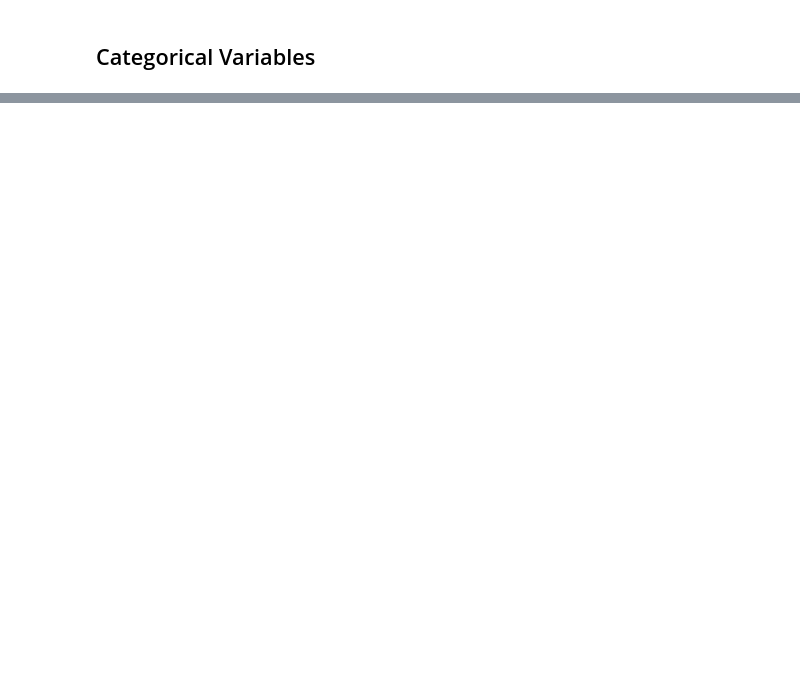
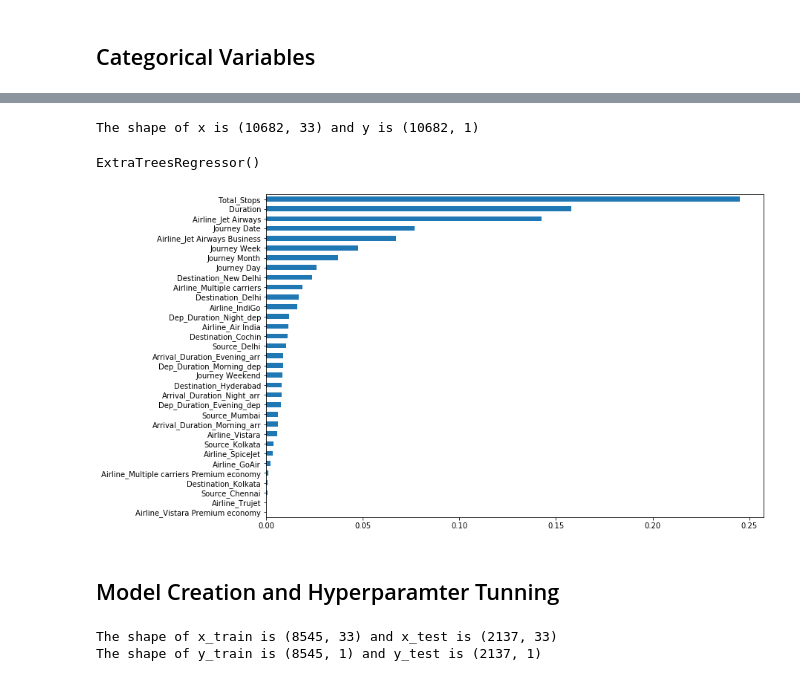
Before and after one commit to msaad1311/Flight-Fare, a Jupyter notebook: Flight Fare Prediction.ipynb, the cells around one changed output, grey strips where cells are left out. Drawn from its saved outputs; the diff is of its cells as text; code cells hidden in the pictures; blank space fills up the shorter version.

```diff
--- a/Flight Fare Prediction.ipynb
+++ b/Flight Fare Prediction.ipynb
@@ -435,0 +284,42 @@ list(train.Airline.unique())
+# %%
+x = train[['Total_Stops', 'Journey Date', 'Journey Month', 'Journey Day',
+       'Journey Weekend', 'Journey Week', 'Duration', 'Airline_Air India',
+       'Airline_GoAir', 'Airline_IndiGo', 'Airline_Jet Airways',
+       'Airline_Jet Airways Business', 'Airline_Multiple carriers',
+       'Airline_Multiple carriers Premium economy', 'Airline_SpiceJet',
+       'Airline_Trujet', 'Airline_Vistara', 'Airline_Vistara Premium economy',
+       'Source_Chennai', 'Source_Delhi', 'Source_Kolkata', 'Source_Mumbai',
+       'Destination_Cochin', 'Destination_Delhi', 'Destination_Hyderabad',
+       'Destination_Kolkata', 'Destination_New Delhi',
+       'Dep_Duration_Evening_dep', 'Dep_Duration_Morning_dep',
+       'Dep_Duration_Night_dep', 'Arrival_Duration_Evening_arr',
+       'Arrival_Duration_Morning_arr', 'Arrival_Duration_Night_arr']]
+
+y = train[['Price']]
+
+print(f'The shape of x is {x.shape} and y is {y.shape}')
+# %% [output]
+The shape of x is (10682, 33) and y is (10682, 1)
+# %%
+selector = ExtraTreesRegressor()
+selector.fit(x,y)
+# %% [output]
+ExtraTreesRegressor()
+# %%
+#plot graph of feature importances for better visualization
+plt.figure(figsize = (12,8))
+feat_importances = pd.Series(selector.feature_importances_, index=x.columns)
+feat_importances.sort_values().plot(kind='barh')
+plt.show()
+# %% [output]
+[figure, added]
+# %% [markdown]
+## Model Creation and Hyperparamter Tunning
+# %%
+x_train,x_test,y_train,y_test = train_test_split(x,y,test_size=0.2,random_state=42)
+
+print(f'The shape of x_train is {x_train.shape} and x_test is {x_test.shape}')
+print(f'The shape of y_train is {y_train.shape} and y_test is {y_test.shape}')
+# %% [output]
+The shape of x_train is (8545, 33) and x_test is (2137, 33)
+The shape of y_train is (8545, 1) and y_test is (2137, 1)
```
Also changed, not shown: parts of 43 cells of this notebook, 1 other file.
